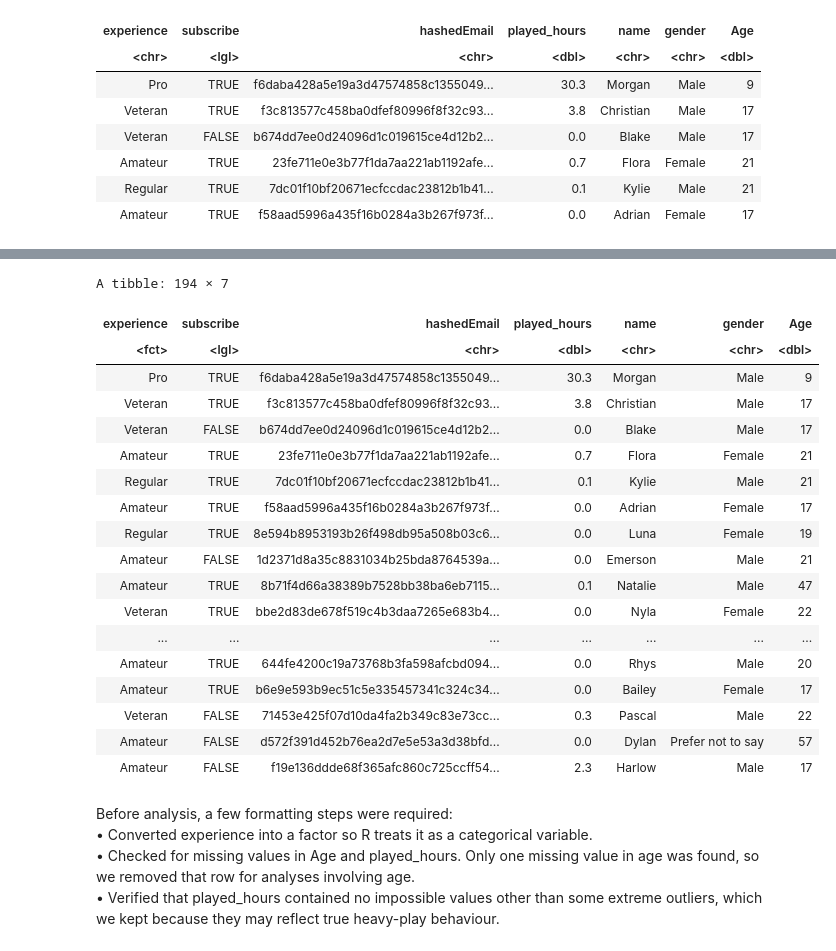
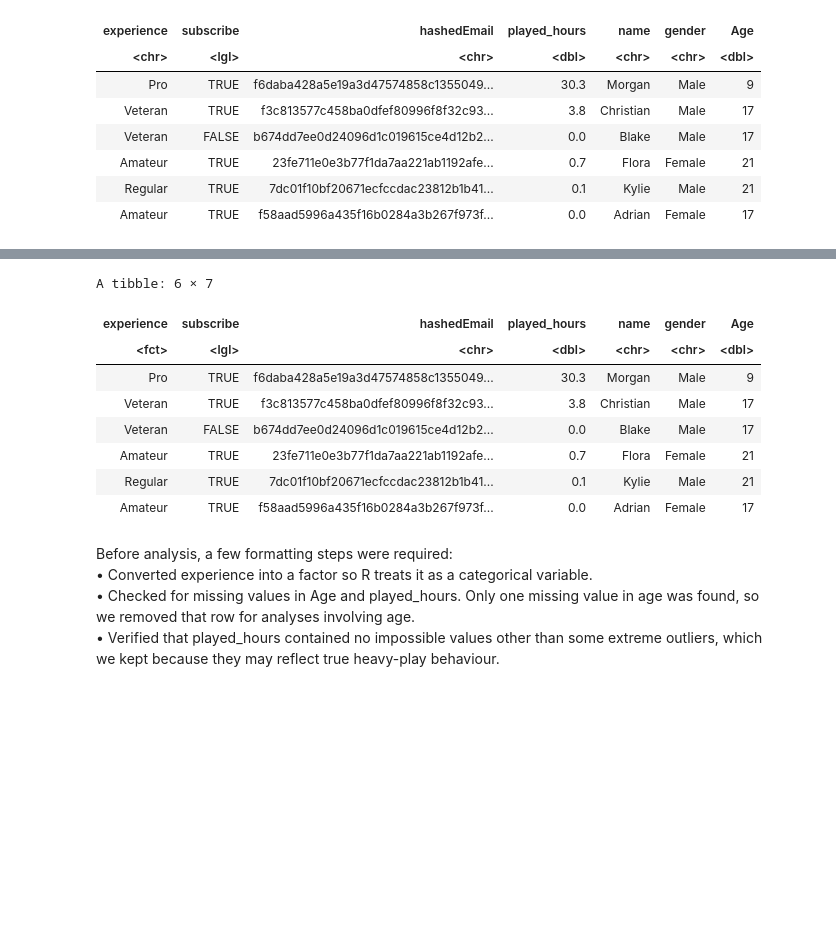
Before and after one commit to vmah1/dsci100-group-project, a Jupyter notebook: project.ipynb, the cells around one changed output, grey strips where cells are left out. Cells and saved outputs as stored; diff of their text form; code cells hidden in the pictures; blank space fills up the shorter version.

```diff
--- a/project.ipynb
+++ b/project.ipynb
@@ -121,28 +111,18 @@ A tibble: 196 × 7
 # %%
 players_clean <- players |>
   filter(!is.na(Age)) |>
   mutate(experience = factor(experience))
-players_clean
+head(players_clean)
 # %% [output]
-A tibble: 194 × 7
+A tibble: 6 × 7
 | experience | subscribe | hashedEmail | played_hours | name | gender | Age |
 | <fct> | <lgl> | <chr> | <dbl> | <chr> | <chr> | <dbl> |
 | Pro | TRUE | f6daba428a5e19a3d47574858c1355049... | 30.3 | Morgan | Male | 9 |
 | Veteran | TRUE | f3c813577c458ba0dfef80996f8f32c93... | 3.8 | Christian | Male | 17 |
 | Veteran | FALSE | b674dd7ee0d24096d1c019615ce4d12b2... | 0.0 | Blake | Male | 17 |
 | Amateur | TRUE | 23fe711e0e3b77f1da7aa221ab1192afe... | 0.7 | Flora | Female | 21 |
 | Regular | TRUE | 7dc01f10bf20671ecfccdac23812b1b41... | 0.1 | Kylie | Male | 21 |
 | Amateur | TRUE | f58aad5996a435f16b0284a3b267f973f... | 0.0 | Adrian | Female | 17 |
-| Regular | TRUE | 8e594b8953193b26f498db95a508b03c6... | 0.0 | Luna | Female | 19 |
-| Amateur | FALSE | 1d2371d8a35c8831034b25bda8764539a... | 0.0 | Emerson | Male | 21 |
-| Amateur | TRUE | 8b71f4d66a38389b7528bb38ba6eb7115... | 0.1 | Natalie | Male | 47 |
-| Veteran | TRUE | bbe2d83de678f519c4b3daa7265e683b4... | 0.0 | Nyla | Female | 22 |
-| ... | ... | ... | ... | ... | ... | ... |
-| Amateur | TRUE | 644fe4200c19a73768b3fa598afcbd094... | 0.0 | Rhys | Male | 20 |
-| Amateur | TRUE | b6e9e593b9ec51c5e335457341c324c34... | 0.0 | Bailey | Female | 17 |
-| Veteran | FALSE | 71453e425f07d10da4fa2b349c83e73cc... | 0.3 | Pascal | Male | 22 |
-| Amateur | FALSE | d572f391d452b76ea2d7e5e53a3d38bfd... | 0.0 | Dylan | Prefer not to say | 57 |
-| Amateur | FALSE | f19e136ddde68f365afc860c725ccff54... | 2.3 | Harlow | Male | 17 |
 # %% [markdown]
 Before analysis, a few formatting steps were required:
 	•	Converted experience into a factor so R treats it as a categorical variable.
```
Also changed, not shown: parts of 2 cells of this notebook.
